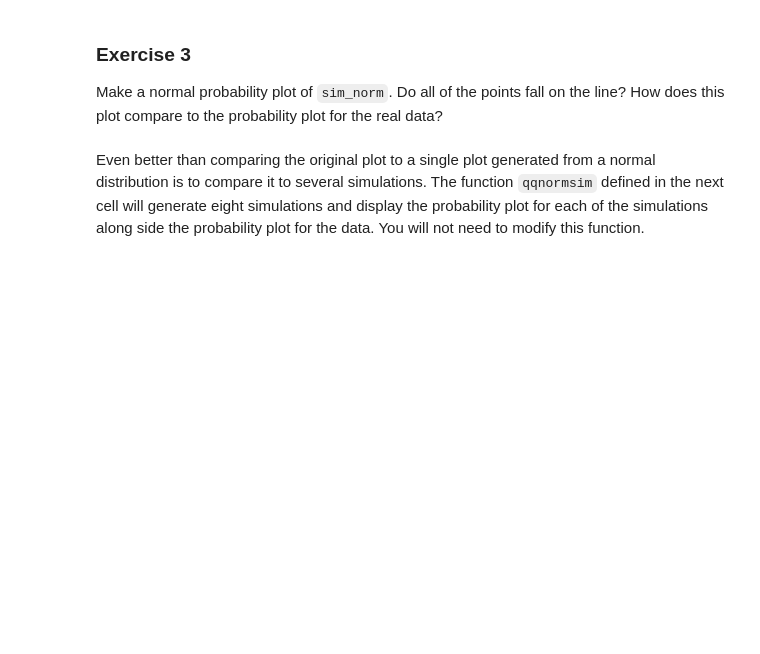
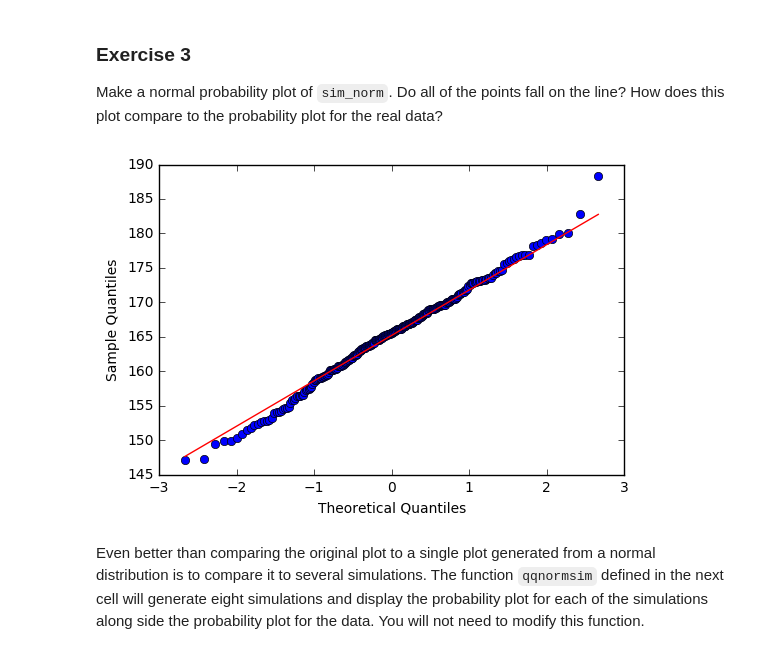
Before and after one commit to hackoregon/hack-university-data-science, a Jupyter notebook: Lessons/4_Probability/Lesson4_Distributions.ipynb, the cells around one changed output. Saved outputs shown, nothing was run; the diff lists cells and outputs as text; code cells hidden in the pictures; blank space fills up the shorter version.

```diff
--- a/Lessons/4_Probability/Lesson4_Distributions.ipynb
+++ b/Lessons/4_Probability/Lesson4_Distributions.ipynb
@@ -75,6 +118,10 @@ The `size` argument indicates how many numbers you’d like to generate, which w
 ### Exercise 3
 
 Make a normal probability plot of `sim_norm`. Do all of the points fall on the line? How does this plot compare to the probability plot for the real data?
+# %%
+newqqplot = qqplot(sim_norm,line = "q")
+# %% [output]
+[figure, added]
 # %% [markdown]
 Even better than comparing the original plot to a single plot generated from a normal distribution is to compare it to several simulations. The function `qqnormsim` defined in the next cell will generate eight simulations and display the probability plot for each of the simulations along side the probability plot for the data. You will not need to modify this function.
 # %%
```
Also changed, not shown: parts of 18 cells of this notebook, 1 other file.
